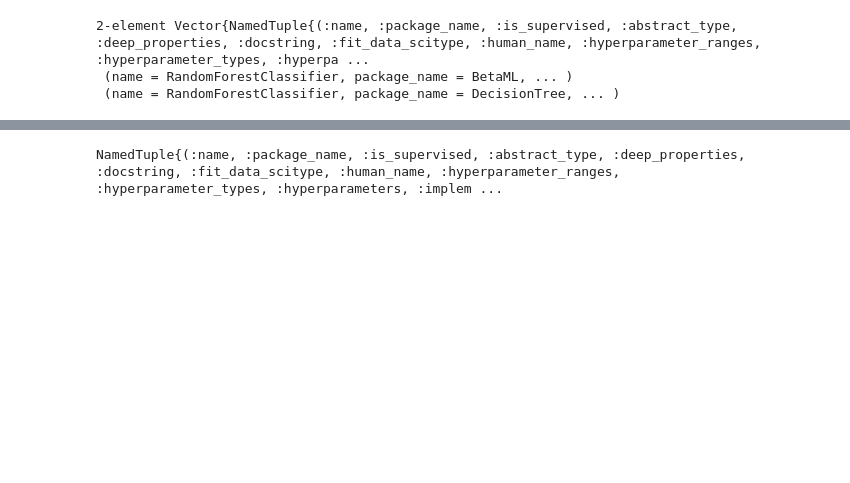
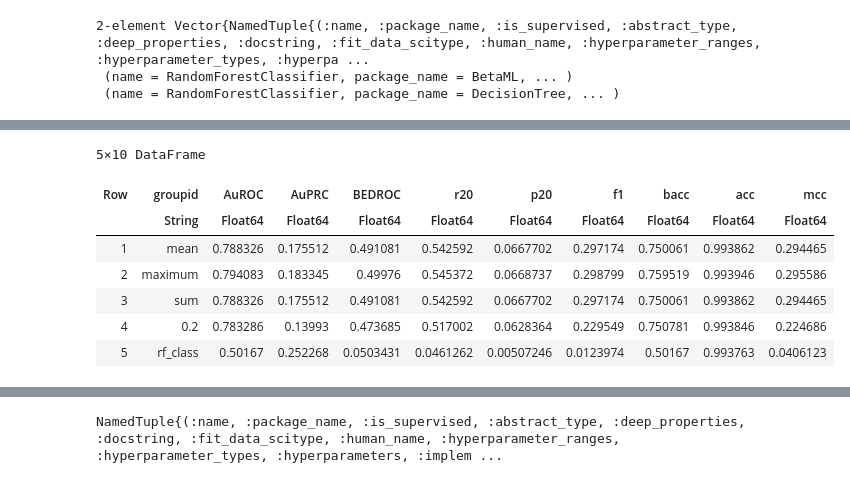
Before and after one commit to fnmelo/Bioinf_2, a Jupyter notebook: simspread_timesplit_predictions_optimization.ipynb, the cells around one changed output, grey strips where cells are left out. Drawn from its saved outputs; the diff is of its cells as text; code cells hidden in the pictures; blank space fills up the shorter version.

```diff
--- a/simspread_timesplit_predictions_optimization.ipynb
+++ b/simspread_timesplit_predictions_optimization.ipynb
@@ -489,0 +676,11 @@ Avg Depth:  39.89,), 9×6 DataFrame
+# %%
+df2 = evaluate(rft_df, fxs, rf_class)
+# %% [output]
+5×10 DataFrame
+| Row | groupid | AuROC | AuPRC | BEDROC | r20 | p20 | f1 | bacc | acc | mcc |
+|  | String | Float64 | Float64 | Float64 | Float64 | Float64 | Float64 | Float64 | Float64 | Float64 |
+| 1 | mean | 0.788326 | 0.175512 | 0.491081 | 0.542592 | 0.0667702 | 0.297174 | 0.750061 | 0.993862 | 0.294465 |
+| 2 | maximum | 0.794083 | 0.183345 | 0.49976 | 0.545372 | 0.0668737 | 0.298799 | 0.759519 | 0.993946 | 0.295586 |
+| 3 | sum | 0.788326 | 0.175512 | 0.491081 | 0.542592 | 0.0667702 | 0.297174 | 0.750061 | 0.993862 | 0.294465 |
+| 4 | 0.2 | 0.783286 | 0.13993 | 0.473685 | 0.517002 | 0.0628364 | 0.229549 | 0.750781 | 0.993846 | 0.224686 |
+| 5 | rf_class | 0.50167 | 0.252268 | 0.0503431 | 0.0461262 | 0.00507246 | 0.0123974 | 0.50167 | 0.993763 | 0.0406123 |
```
Also changed, not shown: parts of 20 cells of this notebook.
